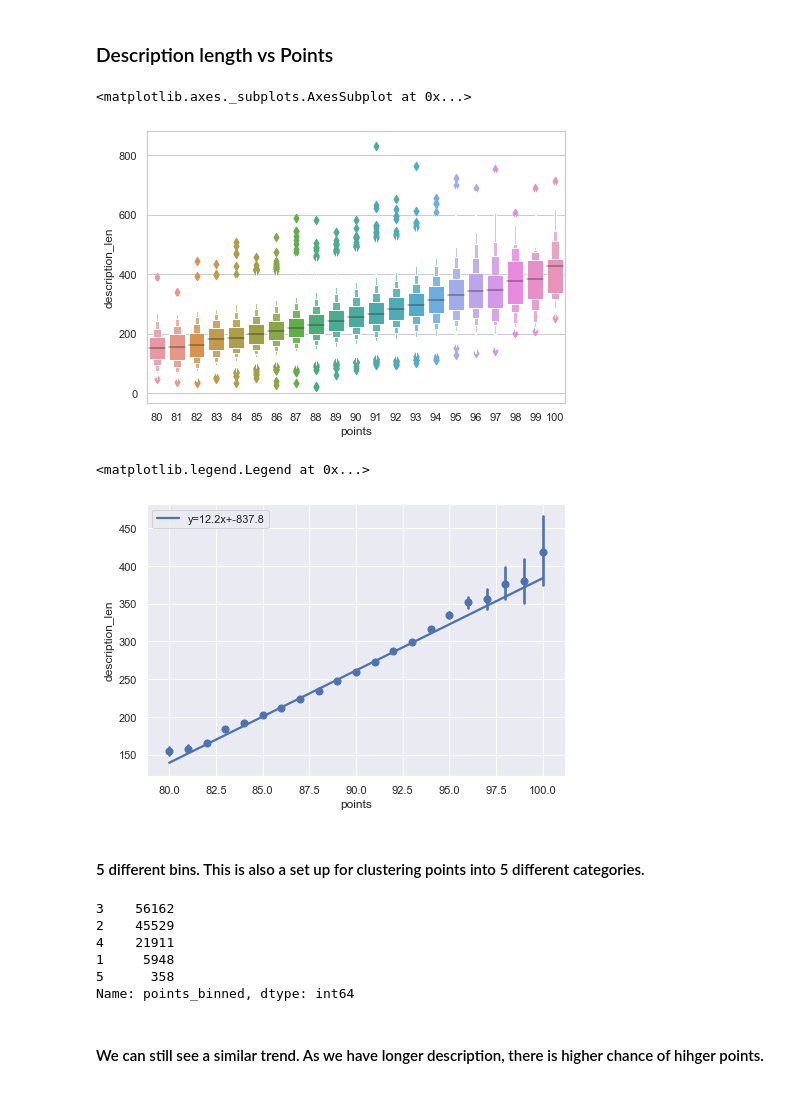
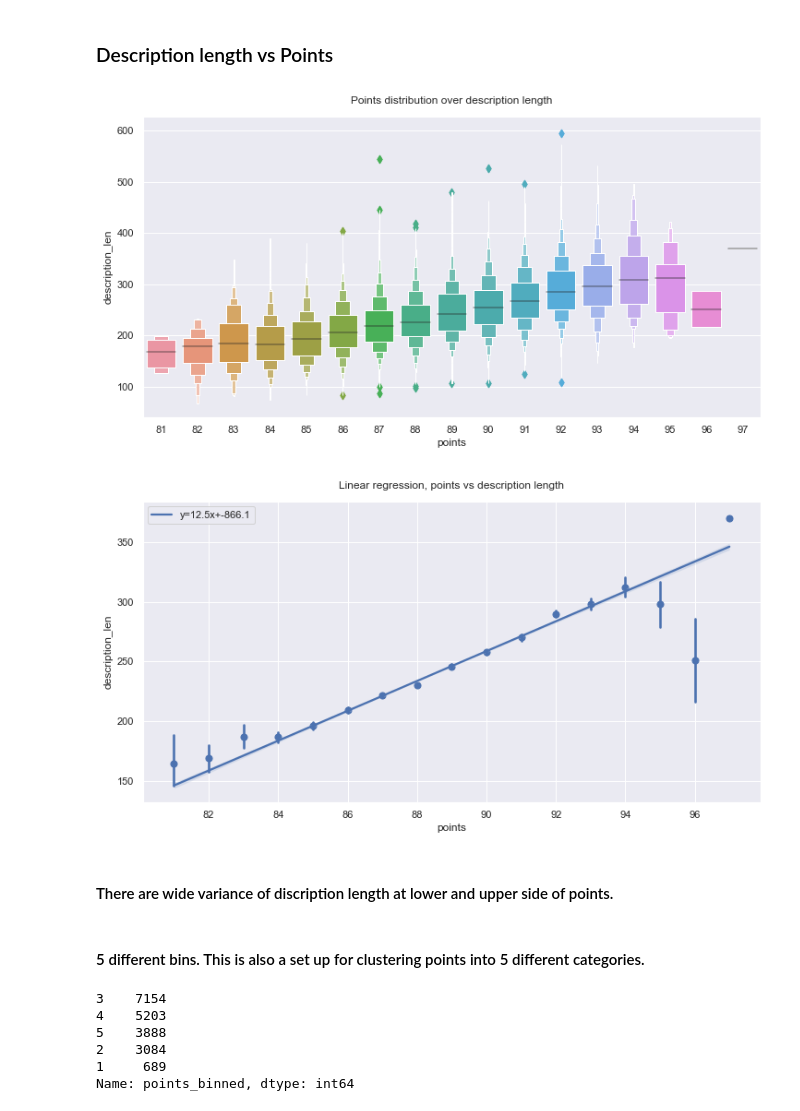
Before and after one commit to halotx3/ccass-wine-ds, a Jupyter notebook: wine-ca.ipynb, the cells around one changed output. Saved outputs shown, nothing was run; the diff lists cells and outputs as text; code cells hidden in the pictures.

```diff
--- a/wine-ca.ipynb
+++ b/wine-ca.ipynb
@@ -27,0 +56,4 @@ dtype: int64
+# %%
+df_parsed = df[df.duplicated('description', keep=False)]
+df_parsed.dropna(subset=['description', 'points'])
+df_parsed.count()
@@ -30,5 +76,5 @@ dtype: int64
 # %%
-df_sub = df[['description', 'points']]
+df_sub = df_parsed[['description', 'points']]
 df_sub.groupby(['points']).count()
 # %% [output]
 |  | description |
@@ -59,36 +108,38 @@ sns.barplot(x='points', y='description', data=data)
 # %%
 df_sub = df_sub.assign(description_len = df_sub['description'].apply(len))
 # %%
-fig, ax = plt.subplots()
-sns.set(color_codes=True)
-sns.boxenplot(x='points', y='description_len', data=df_sub)
+plt.figure(figsize=(12,6))
+ax = sns.set(color_codes=True)
+ax = sns.boxenplot(x='points', y='description_len', data=df_sub)
+ax.set_title('Points distribution over description length')
+ax.figure.savefig('./img_ca/fig_02.png')
 # %% [output]
-<matplotlib.axes._subplots.AxesSubplot at 0x...>
-[figure, old version]
+[figure, new version]
 # %%
 slope, intercept, r_value, p_value, std_err = stats.linregress(df_sub['points'], df_sub['description_len'])
-fig, ax = plt.subplots()
+plt.figure(figsize=(12,6))
 sns.set(color_codes=True)
-ax = sns.regplot(x='points', y='description_len', data=df_sub, x_estimator=np.mean, color='b',
+ax = sns.regplot(x='points', y='description_len', data=df_sub,  x_estimator=np.mean, color='b',
  line_kws={'label':"y={0:.1f}x+{1:.1f}".format(slope,intercept)})
+ax.set_title('Linear regression, points vs description length')
 ax.legend()
+ax.figure.savefig('./img_ca/fig_03.png')
 # %% [output]
-<matplotlib.legend.Legend at 0x...>
-[figure, old version]
+[figure, new version]
+# %% [markdown]
+#### There are wide variance of discription length at lower and upper side of points.
 # %% [markdown]
 #### 5 different bins.  This is also a set up for clustering points into 5 different categories.
 # %%
-bins = [0, 83, 87, 91, 96, 100]
+bins = [0, 84, 86, 88, 90, 100]
 labels = [1, 2, 3, 4, 5]
 df_sub['points_binned'] = pd.cut(df_sub['points'], bins=bins, labels=labels)
 df_sub['points_binned'].value_counts()
 # %% [output]
-3    56162
-2    45529
-4    21911
-1     5948
-5      358
+3    7154
+4    5203
+5    3888
+2    3084
+1     689
 Name: points_binned, dtype: int64
-# %% [markdown]
-#### We can still see a similar trend.  As we have longer description, there is higher chance of hihger points.
 # %%
```
Also changed, not shown: parts of 38 cells of this notebook, 5 other files.
